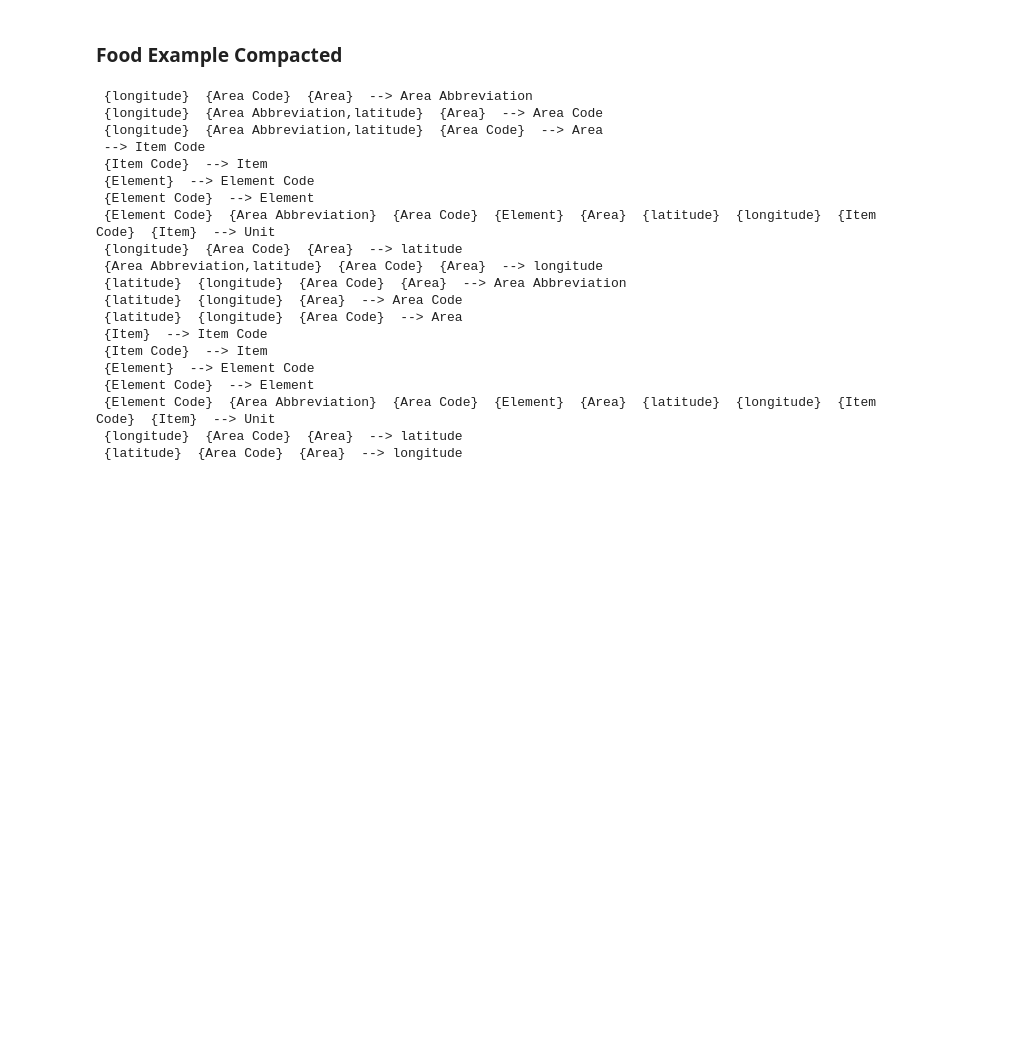
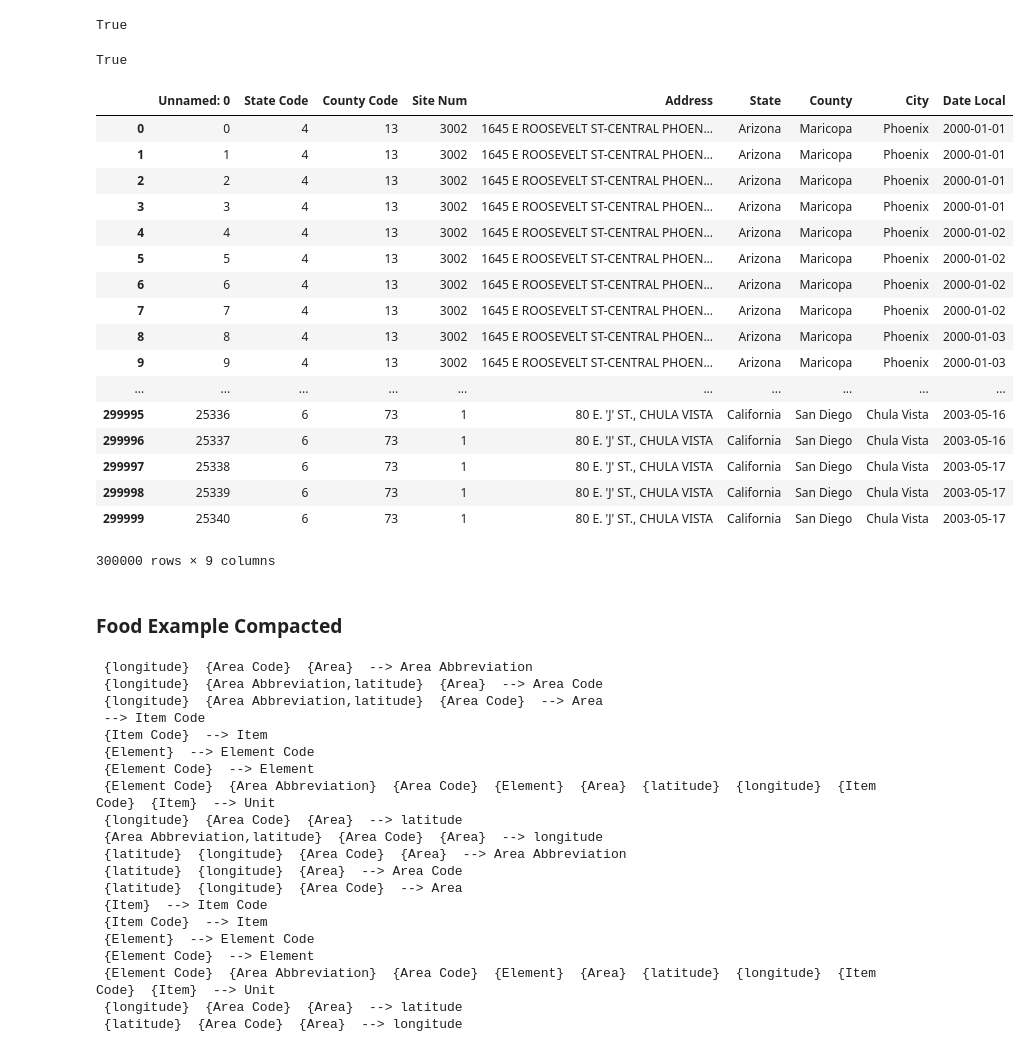
Before and after one commit to alteryx/autonormalize, a Jupyter notebook: Demo.ipynb, the cells around one changed output. Drawn from its saved outputs; the diff is of its cells as text; code cells hidden in the pictures; blank space fills up the shorter version.

Commit message:
approximate dependencies with groupby

```diff
--- a/Demo.ipynb
+++ b/Demo.ipynb
@@ -48,3 +66,37 @@ print(deps)
+# %%
+from dfd import approximate_dependencies
+
+approximate_dependencies(set([4, 6]), 5, pollution_df_small, 0.90)
+# %% [output]
+True
+# %%
+from dfd import approximate_dependencies_2, Masks
+cols = pollution_df_small.columns
+m = Masks(cols)
+approximate_dependencies_2(set([cols[4], cols[6]]), cols[5], pollution_df_small, 0.90, m)
+# %% [output]
+True
+# %%
+pollution_df_small
+# %% [output]
+|  | Unnamed: 0 | State Code | County Code | Site Num | Address | State | County | City | Date Local |
+| 0 | 0 | 4 | 13 | 3002 | 1645 E ROOSEVELT ST-CENTRAL PHOEN... | Arizona | Maricopa | Phoenix | 2000-01-01 |
+| 1 | 1 | 4 | 13 | 3002 | 1645 E ROOSEVELT ST-CENTRAL PHOEN... | Arizona | Maricopa | Phoenix | 2000-01-01 |
+| 2 | 2 | 4 | 13 | 3002 | 1645 E ROOSEVELT ST-CENTRAL PHOEN... | Arizona | Maricopa | Phoenix | 2000-01-01 |
+| 3 | 3 | 4 | 13 | 3002 | 1645 E ROOSEVELT ST-CENTRAL PHOEN... | Arizona | Maricopa | Phoenix | 2000-01-01 |
+| 4 | 4 | 4 | 13 | 3002 | 1645 E ROOSEVELT ST-CENTRAL PHOEN... | Arizona | Maricopa | Phoenix | 2000-01-02 |
+| 5 | 5 | 4 | 13 | 3002 | 1645 E ROOSEVELT ST-CENTRAL PHOEN... | Arizona | Maricopa | Phoenix | 2000-01-02 |
+| 6 | 6 | 4 | 13 | 3002 | 1645 E ROOSEVELT ST-CENTRAL PHOEN... | Arizona | Maricopa | Phoenix | 2000-01-02 |
+| 7 | 7 | 4 | 13 | 3002 | 1645 E ROOSEVELT ST-CENTRAL PHOEN... | Arizona | Maricopa | Phoenix | 2000-01-02 |
+| 8 | 8 | 4 | 13 | 3002 | 1645 E ROOSEVELT ST-CENTRAL PHOEN... | Arizona | Maricopa | Phoenix | 2000-01-03 |
+| 9 | 9 | 4 | 13 | 3002 | 1645 E ROOSEVELT ST-CENTRAL PHOEN... | Arizona | Maricopa | Phoenix | 2000-01-03 |
+| ... | ... | ... | ... | ... | ... | ... | ... | ... | ... |
+| 299995 | 25336 | 6 | 73 | 1 | 80 E. 'J' ST., CHULA VISTA | California | San Diego | Chula Vista | 2003-05-16 |
+| 299996 | 25337 | 6 | 73 | 1 | 80 E. 'J' ST., CHULA VISTA | California | San Diego | Chula Vista | 2003-05-16 |
+| 299997 | 25338 | 6 | 73 | 1 | 80 E. 'J' ST., CHULA VISTA | California | San Diego | Chula Vista | 2003-05-17 |
+| 299998 | 25339 | 6 | 73 | 1 | 80 E. 'J' ST., CHULA VISTA | California | San Diego | Chula Vista | 2003-05-17 |
+| 299999 | 25340 | 6 | 73 | 1 | 80 E. 'J' ST., CHULA VISTA | California | San Diego | Chula Vista | 2003-05-17 |
+300000 rows × 9 columns
 # %% [markdown]
 ### Food Example Compacted
 # %%
```
Also changed, not shown: parts of 2 cells of this notebook, 1 other file.
